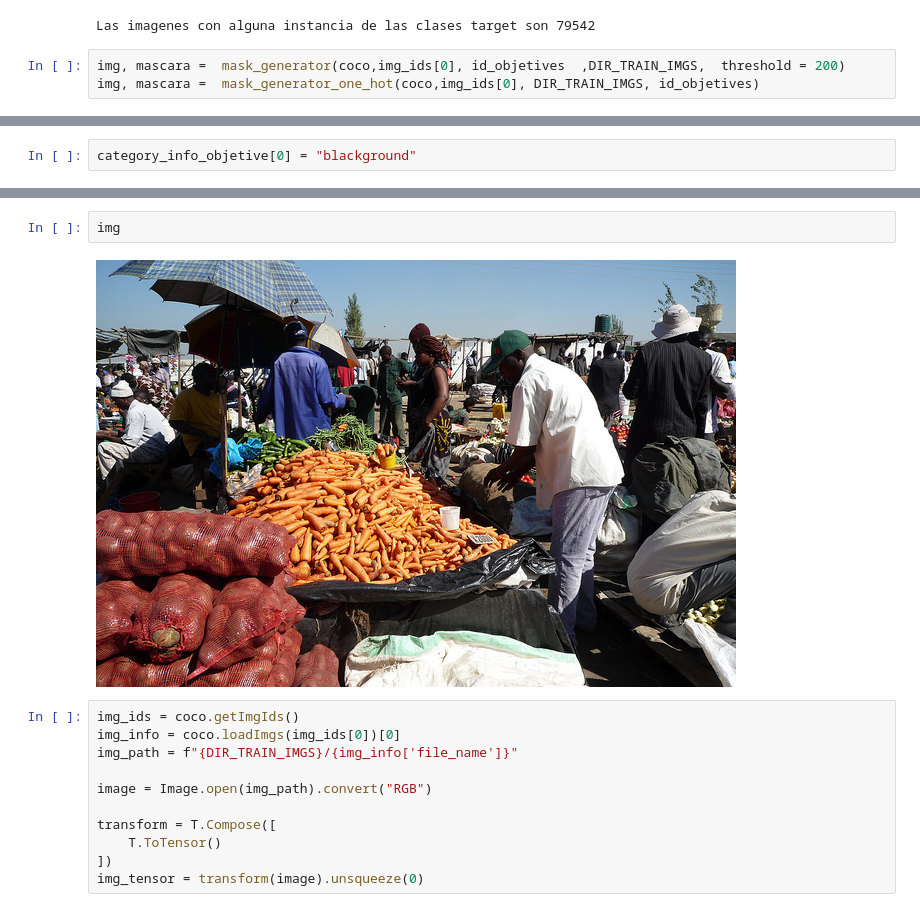
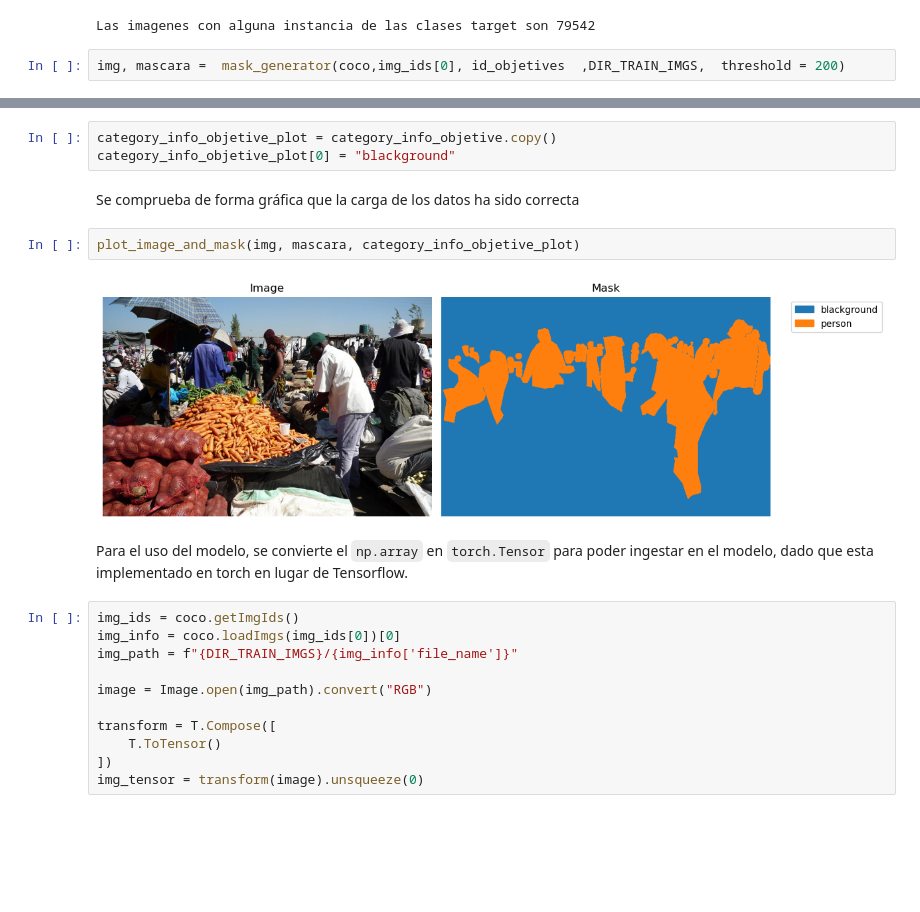
Before and after one commit to rucasca/TFM, a Jupyter notebook: src/data_modeling_RetinaNet.ipynb, the cells around one changed output, grey strips where cells are left out. Drawn from its saved outputs; the diff is of its cells as text; blank space fills up the shorter version.

Commit message:
fixed plot bounding bof function in utils.py

```diff
--- a/src/data_modeling_RetinaNet.ipynb
+++ b/src/data_modeling_RetinaNet.ipynb
@@ -139,4 +145,3 @@ print(f"Las imagenes con alguna instancia de las clases target son {len(img_ids)
 Las imagenes con alguna instancia de las clases target son 79542
 # %%
 img, mascara =  mask_generator(coco,img_ids[0], id_objetives  ,DIR_TRAIN_IMGS,  threshold = 200)
-img, mascara =  mask_generator_one_hot(coco,img_ids[0], DIR_TRAIN_IMGS, id_objetives)
@@ -185,2 +147,0 @@ def plot_one_hot_encoded_masks(image_id, masks, categories_ids, coco, images_pat
-# %%
-category_info_objetive[0] = "blackground"
@@ -213,7 +148,14 @@ executing.executing.NotOneValueFound: Expected one value, found 0
-# %%
-img
-# %% [output]
-[figure, removed]
+# %%
+category_info_objetive_plot = category_info_objetive.copy()
+category_info_objetive_plot[0] = "blackground"
+# %% [markdown]
+Se comprueba de forma gráfica que la carga de los datos ha sido correcta
+# %%
+plot_image_and_mask(img, mascara, category_info_objetive_plot)
+# %% [output]
+[figure, added]
+# %% [markdown]
+Para el uso del modelo, se convierte el `np.array` en `torch.Tensor` para poder ingestar en el modelo, dado que esta implementado en torch en lugar de Tensorflow.
 # %%
 img_ids = coco.getImgIds()
 img_info = coco.loadImgs(img_ids[0])[0]
```
Also changed, not shown: parts of 23 cells of this notebook, 2 other files.
